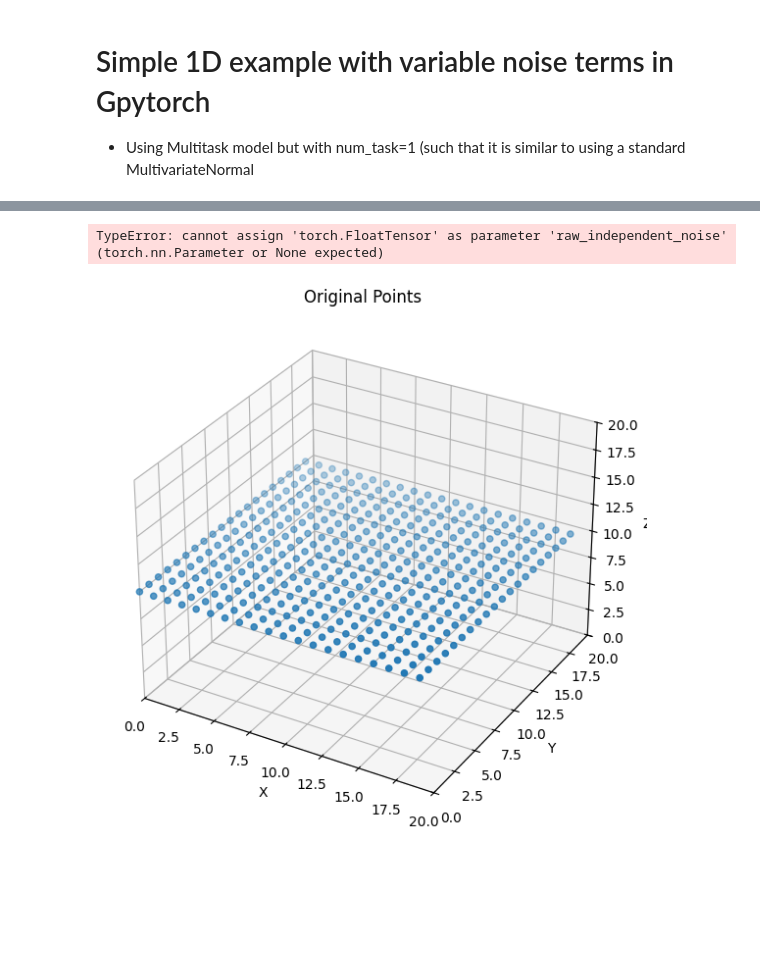
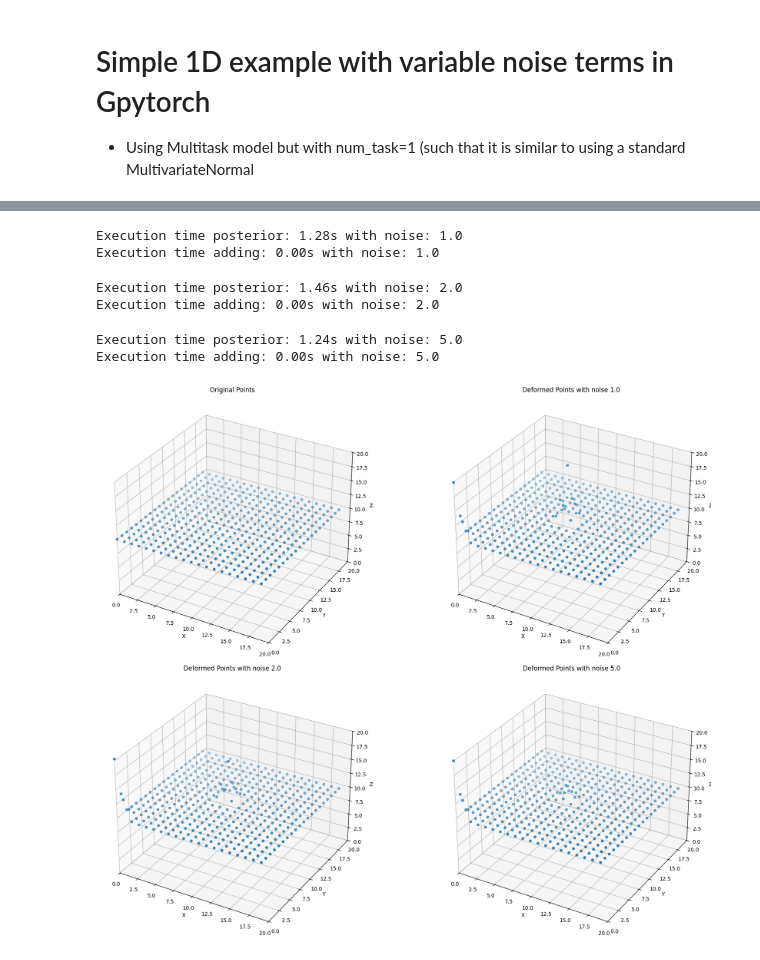
Before and after one commit to madsendennis/gpr3Ddeformations, a Jupyter notebook: python/gpr.ipynb, the cells around one changed output, grey strips where cells are left out. Drawn from its saved outputs; the diff is of its cells as text; code cells hidden in the pictures; blank space fills up the shorter version.

```diff
--- a/python/gpr.ipynb
+++ b/python/gpr.ipynb
@@ -134,7 +147,7 @@ Total number of points: 400
 # %%
 if plot_data:
     fig = plt.figure(figsize=(20, 15))
-    ax = fig.add_subplot(2,2,1, projection='3d')
+    ax = fig.add_subplot(2, 2, 1, projection="3d")
     plot_3d(ax, points[:, 0], points[:, 1], points[:, 2], "Original Points")
 
 for i, noise in enumerate(noise_levels):
@@ -157,8 +170,14 @@ for i, noise in enumerate(noise_levels):
     print(f"Execution time adding: {execution_time_add:.2f}s with noise: {noise}")
 
     if plot_data:
-        ax = fig.add_subplot(2,2,i+2, projection='3d')
-        plot_3d(ax, new_points[:, 0], new_points[:, 1], new_points[:, 2], f"Deformed Points with noise {noise}")
+        ax = fig.add_subplot(2, 2, i + 2, projection="3d")
+        plot_3d(
+            ax,
+            new_points[:, 0],
+            new_points[:, 1],
+            new_points[:, 2],
+            f"Deformed Points with noise {noise}",
+        )
 
 if plot_data:
     plt.tight_layout()
@@ -226,8 +246,12 @@ class MultitaskExactGPModel(gpytorch.models.ExactGP):
 # %%
 # initialize likelihood and model
-likelihood = gpytorch.likelihoods.FixedNoiseGaussianLikelihood(noise=observation_noise, learn_additional_noise=False)
+likelihood = gpytorch.likelihoods.FixedNoiseGaussianLikelihood(
+    noise=observation_noise, learn_additional_noise=False
+)
 model = MultitaskExactGPModel(train_x, train_y, likelihood)
-optimizer = torch.optim.Adam(model.parameters(), lr=0.1)  # Includes GaussianLikelihood parameters
+optimizer = torch.optim.Adam(
+    model.parameters(), lr=0.1
+)  # Includes GaussianLikelihood parameters
 mll = gpytorch.mlls.ExactMarginalLogLikelihood(likelihood, model)
 
 training_iter = 50
@@ -655,8 +396,8 @@ class MyMultitaskGaussianLikelihood(_MyMultitaskGaussianLikelihoodBase):
 # %%
 if plot_data:
-  fig = plt.figure(figsize=(20, 15))
-  ax = fig.add_subplot(2,2,1, projection='3d')
-  plot_3d(ax, points[:, 0], points[:, 1], points[:, 2], "Original Points")
+    fig = plt.figure(figsize=(20, 15))
+    ax = fig.add_subplot(2, 2, 1, projection="3d")
+    plot_3d(ax, points[:, 0], points[:, 1], points[:, 2], "Original Points")
 
 deformation_vector = torch.tensor([0, 0, board_size], dtype=torch.float32).to(device)
 deformation_point_0 = torch.tensor(pos_points[0], dtype=torch.float32).to(device)
@@ -672,10 +413,14 @@ for i, noise in enumerate(noise_levels):
     # likelihood = gpytorch.likelihoods.FixedNoiseGaussianLikelihood(noise = fixed_noise, learn_additional_noise=False).to(device)
 
     # Multitask Likelihood - Only sets global noise for all observations and for all tasks
-    likelihood = MyMultitaskGaussianLikelihood(num_tasks=3, has_global_noise=True, has_task_noise=False, has_independent_noise=True).to(device)
-    likelihood.noise = 0.0001
-    likelihood.independent_noise = torch.tensor([1.0, noise**2])
-
+    # Now with MyMultitask likelihood we can also set "independet noise" for each observation!
+    # likelihood = MultitaskGaussianLikelihood(
+    likelihood_independent_noise = torch.tensor([1.0, noise**2]).to(device)
+    likelihood = MultitaskFixedNoiseGaussianLikelihood(
+        num_tasks=3,
+        independent_noise=likelihood_independent_noise,
+    ).to(device)
+    # likelihood.noise = 0.0001
 
     model = MultitaskGPModel(X, y, likelihood).to(device)
 
@@ -696,37 +441,46 @@ for i, noise in enumerate(noise_levels):
         optimizer.zero_grad()
         output = model(X)
         loss = -mll(output, y)
         loss.backward()
         optimizer.step()
         pbar.set_description(f"Loss: {loss.item():.3f}, Noise: {noise}")
 
-  # Make predictions
-    # model.to("cpu")
-    # likelihood.to("cpu")
+    # Make predictions
     model.eval()
     likelihood.eval()
     with torch.no_grad(), gpytorch.settings.fast_pred_var():
         predicted_distribution = likelihood(model(points_tensor))
         predicted_mean = predicted_distribution.mean
         predicted_variance = predicted_distribution.variance
 
     mid_time = time.time()
     new_points = points_tensor + predicted_mean
 
     end_time = time.time()
     execution_time_pos = mid_time - start_time
     execution_time_add = end_time - mid_time
     print(f"Execution time posterior: {execution_time_pos:.2f}s with noise: {noise}")
     print(f"Execution time adding: {execution_time_add:.2f}s with noise: {noise}")
 
     if plot_data:
-        ax = fig.add_subplot(2,2,i+2, projection='3d')
+        ax = fig.add_subplot(2, 2, i + 2, projection="3d")
         new_points_cpu = new_points.cpu().numpy()
-        plot_3d(ax, new_points_cpu[:, 0], new_points_cpu[:, 1], new_points_cpu[:, 2], f"Deformed Points with noise {noise}")
+        plot_3d(
+            ax,
+            new_points_cpu[:, 0],
+            new_points_cpu[:, 1],
+            new_points_cpu[:, 2],
+            f"Deformed Points with noise {noise}",
+        )
 
 if plot_data:
     plt.tight_layout()
     plt.show()
 # %% [output]
-TypeError: cannot assign 'torch.FloatTensor' as parameter 'raw_independent_noise' (torch.nn.Parameter or None expected)
+Execution time posterior: 1.28s with noise: 1.0
+Execution time adding: 0.00s with noise: 1.0
+Execution time posterior: 1.46s with noise: 2.0
+Execution time adding: 0.00s with noise: 2.0
+Execution time posterior: 1.24s with noise: 5.0
+Execution time adding: 0.00s with noise: 5.0
-[figure, old version]
+[figure, new version]
```
Also changed, not shown: parts of 15 cells of this notebook.
